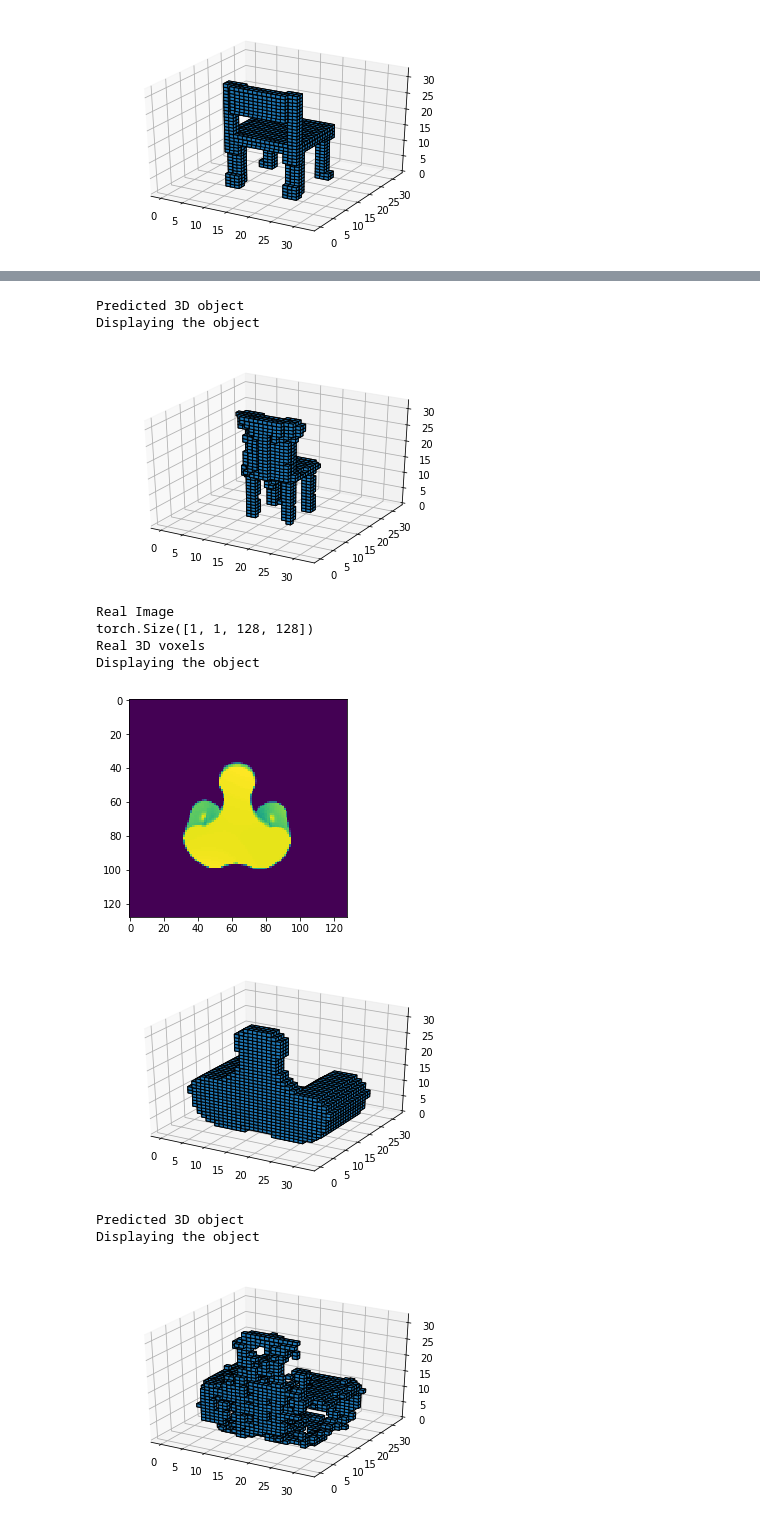
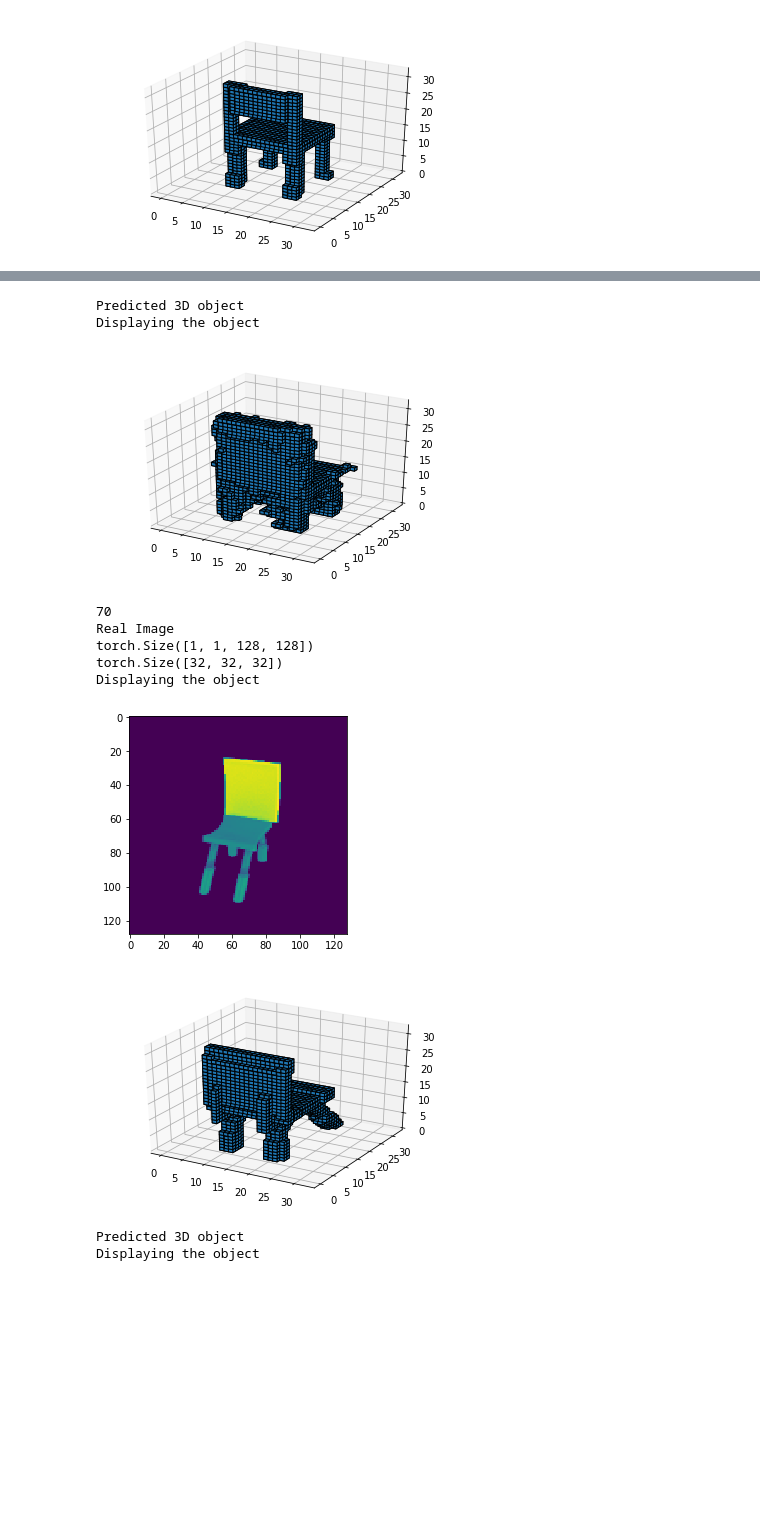
Before and after one commit to wezteoh/cross_dimension_translation, a Jupyter notebook: VAE.ipynb, the cells around one changed output, grey strips where cells are left out. Drawn from its saved outputs; the diff is of its cells as text; code cells hidden in the pictures; blank space fills up the shorter version.

```diff
--- a/VAE.ipynb
+++ b/VAE.ipynb
@@ -27,3 +27,16 @@ def display3DObject(test_object):
 def addNoise(shape, noise=0.1):
     #print(shape)
     return Variable(torch.zeros(shape).normal_(0, noise).cuda())
+# %%
+batch_size = 5
+
+
+images = np.load('padded_gray_chair_imgs.npy')
+images[:] = (images[:] - np.mean(images[:])) / np.std(images[:])
+voxels = np.load('chair_voxels.npy')
+print(images[1:1316].shape)
+print(images[1316:1416].shape)
+train_images = images[1:1316]
+val_images = images[1316:1416]
+train_voxels = voxels[1:1316]
+val_voxels = voxels[1316:1416]
@@ -159,8 +171,9 @@ adam_beta_d = (0.5, 0.5)
 vae_solver = optim.Adam(vae.parameters(), lr=lr_vae, betas = adam_beta_vae)
 # %%
 #Training the system
-num_epochs = 100
-
+num_epochs = 500
+val_images = torch.FloatTensor(val_images)
+val_voxels = torch.FloatTensor(val_voxels)
 loss = nn.BCELoss()
 for epoch in range(num_epochs):
     vae_losses = []
@@ -173,8 +186,12 @@ for epoch in range(num_epochs):
         loss_.backward()
         vae_solver.step()
         vae_losses.append(loss_)
-
+    val_3D_data = Variable(val_voxels).cuda().float()
+    val_2D_data = Variable(val_images).cuda().float().unsqueeze(1)
+    generated_object_val = torch.round(vae(val_2D_data).squeeze())
+    accuracy = np.mean((generated_object_val  == val_3D_data).squeeze().data.cpu().numpy())
     vae_losses_mean = np.mean(np.concatenate(vae_losses))
     print("Epoch: ", epoch, '\n', "VAE loss: ", vae_losses_mean.data.cpu().numpy()[0])
+    print("Accuracy", accuracy)
 # %% [output]
 Epoch:  0
@@ -199,14 +216,16 @@ Epoch:  95
 #Testing the general Structure of the VAE
 import random
 for j in range(0,2):
-    i = random.randint(1,1000)
-    test_image = Variable(torch.FloatTensor(images[i])).view(1,1,128,128).cuda()
+    i = random.randint(0,99)
+    print(i)
+    test_image = Variable(torch.FloatTensor(val_images[i])).view(1,1,128,128).cuda()
     print("Real Image")
-    plt.imshow(images[i])
+    plt.imshow(test_image.squeeze().data.cpu().numpy())
     print(test_image.shape)
     test_object = vae(test_image).squeeze().data.cpu().numpy()
-    print("Real 3D voxels")
-    display3DObject(voxels[i])
+    #print("Real 3D voxels")
+    print(val_voxels[i].shape)
+    display3DObject(Variable(val_voxels[i]).data.cpu().numpy())
     print("Predicted 3D object")
     display3DObject(test_object >0.5)
 # %% [output]
@@ -219,12 +239,12 @@ Displaying the object
 Predicted 3D object
 Displaying the object
-[figure, old version]
+[figure, new version]
+70
 Real Image
 torch.Size([1, 1, 128, 128])
-Real 3D voxels
+torch.Size([32, 32, 32])
 Displaying the object
-[figure, old version]
+[figure, new version]
-[figure, old version]
+[figure, new version]
 Predicted 3D object
 Displaying the object
-[figure, removed]
```
Also changed, not shown: parts of 6 cells of this notebook, 1 other file.
